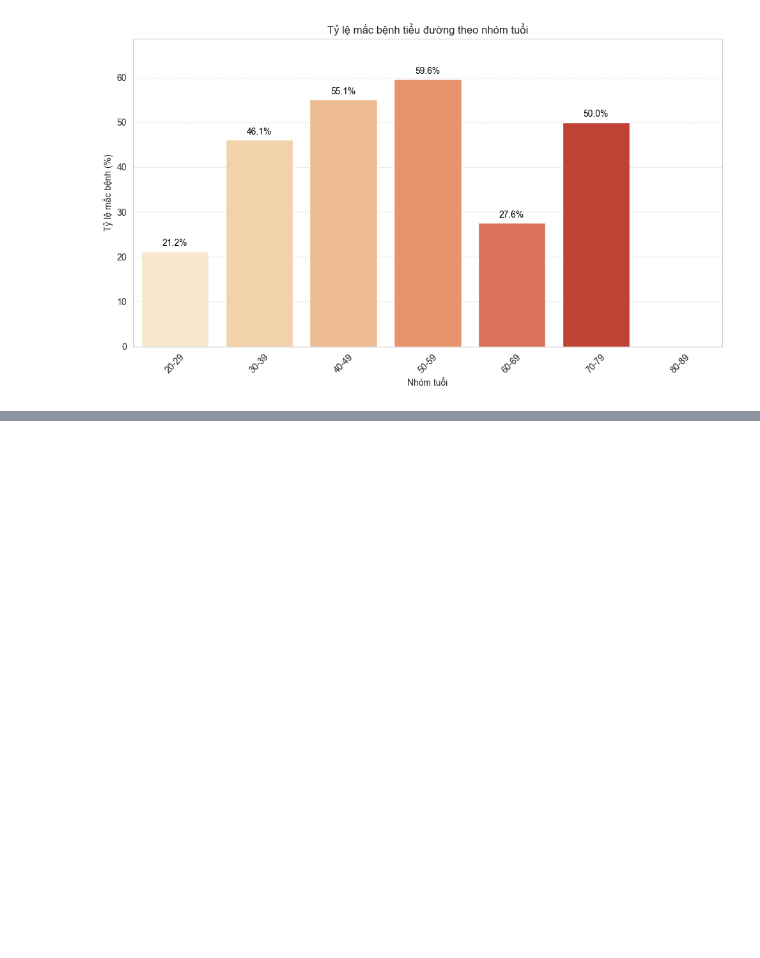
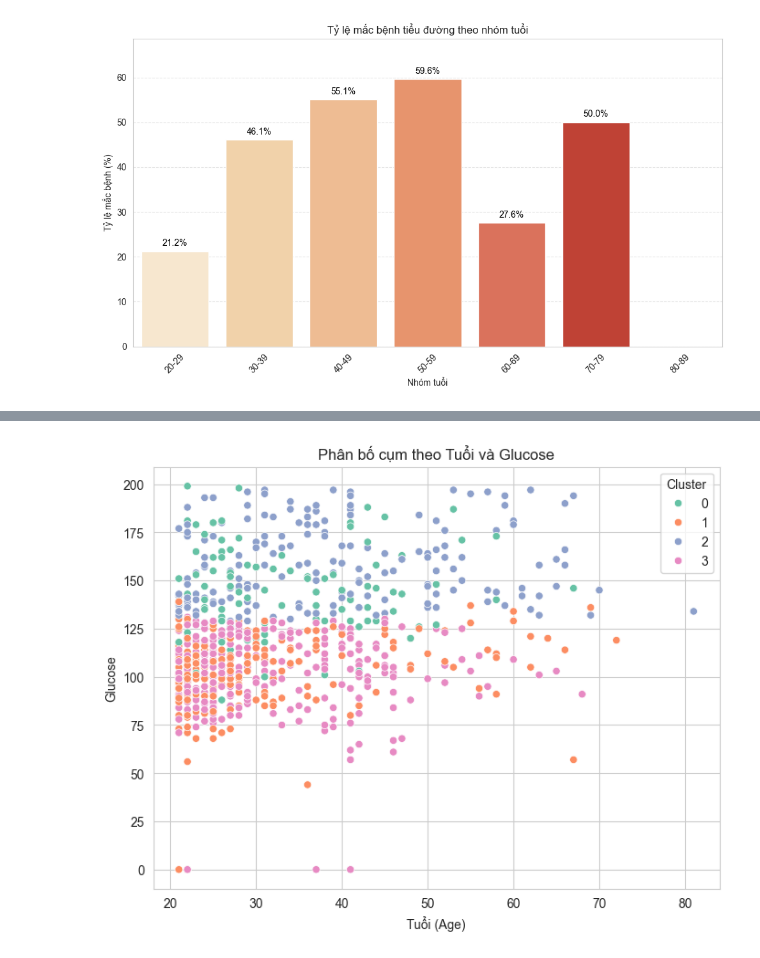
Before and after one commit to LeQuocBinh25/ThucHanh-TTNT, a Jupyter notebook: index.ipynb, the cells around one changed output, grey strips where cells are left out. Drawn from its saved outputs; the diff is of its cells as text; code cells hidden in the pictures; blank space fills up the shorter version.

```diff
--- a/index.ipynb
+++ b/index.ipynb
@@ -545,0 +621,18 @@ plt.show()
+# %%
+plt.figure(figsize=(8,6))
+
+sns.scatterplot(
+    data=df,
+    x="Age",
+    y="Glucose",
+    hue="Cluster",
+    palette="Set2"
+)
+
+plt.title("Phân bố cụm theo Tuổi và Glucose")
+plt.xlabel("Tuổi (Age)")
+plt.ylabel("Glucose")
+
+plt.show()
+# %% [output]
+[figure, added]
```
Also changed, not shown: parts of 13 cells of this notebook, 9 other files.
